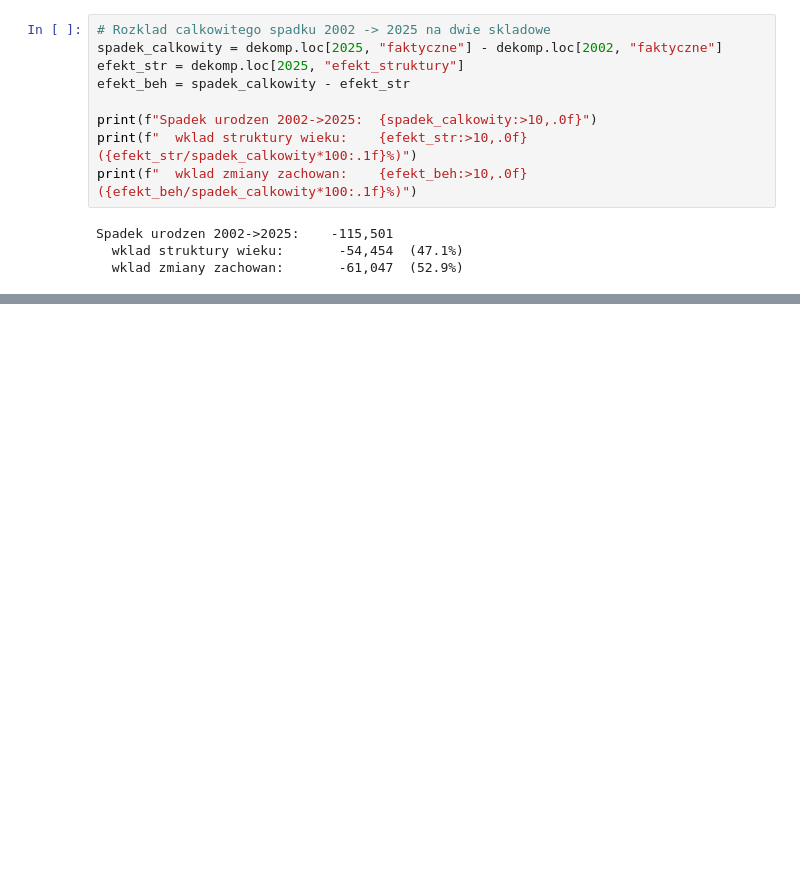
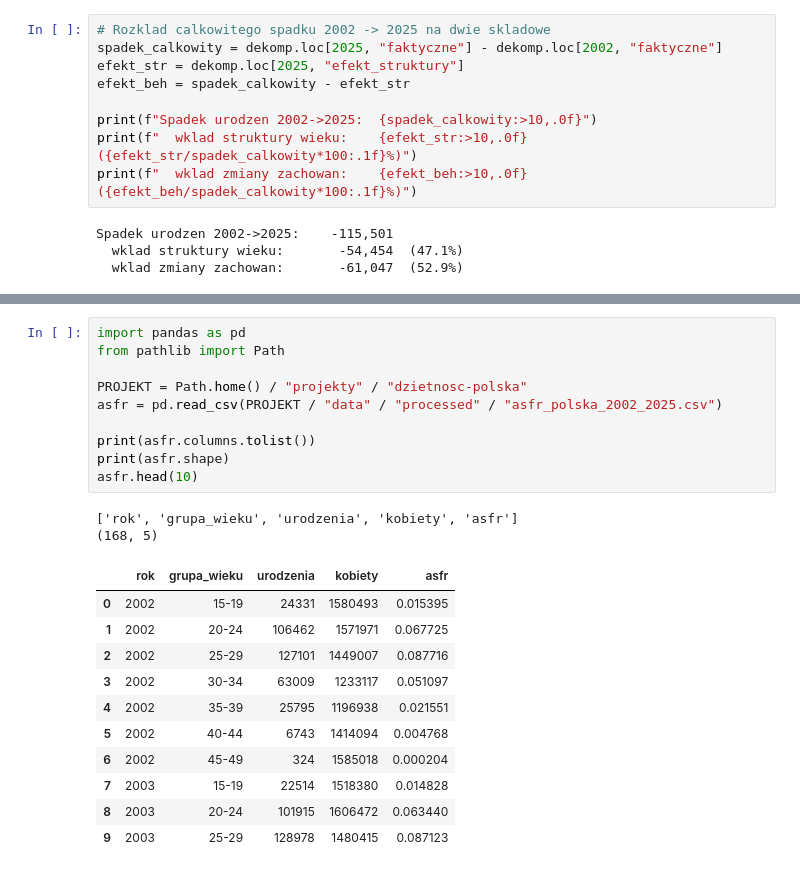
Before and after one commit to kamil-gorka/dzietnosc-polska, a Jupyter notebook: notebooks/01_eksploracja.ipynb, the cells around one changed output, grey strips where cells are left out. Saved outputs shown, nothing was run; the diff lists cells and outputs as text; blank space fills up the shorter version.

```diff
--- a/notebooks/01_eksploracja.ipynb
+++ b/notebooks/01_eksploracja.ipynb
@@ -489,0 +490,24 @@ plt.show()
+# %%
+import pandas as pd
+from pathlib import Path
+
+PROJEKT = Path.home() / "projekty" / "dzietnosc-polska"
+asfr = pd.read_csv(PROJEKT / "data" / "processed" / "asfr_polska_2002_2025.csv")
+
+print(asfr.columns.tolist())
+print(asfr.shape)
+asfr.head(10)
+# %% [output]
+['rok', 'grupa_wieku', 'urodzenia', 'kobiety', 'asfr']
+(168, 5)
+|  | rok | grupa_wieku | urodzenia | kobiety | asfr |
+| 0 | 2002 | 15-19 | 24331 | 1580493 | 0.015395 |
+| 1 | 2002 | 20-24 | 106462 | 1571971 | 0.067725 |
+| 2 | 2002 | 25-29 | 127101 | 1449007 | 0.087716 |
+| 3 | 2002 | 30-34 | 63009 | 1233117 | 0.051097 |
+| 4 | 2002 | 35-39 | 25795 | 1196938 | 0.021551 |
+| 5 | 2002 | 40-44 | 6743 | 1414094 | 0.004768 |
+| 6 | 2002 | 45-49 | 324 | 1585018 | 0.000204 |
+| 7 | 2003 | 15-19 | 22514 | 1518380 | 0.014828 |
+| 8 | 2003 | 20-24 | 101915 | 1606472 | 0.063440 |
+| 9 | 2003 | 25-29 | 128978 | 1480415 | 0.087123 |
```
Also changed, not shown: parts of 3 cells of this notebook, 2 other files.
